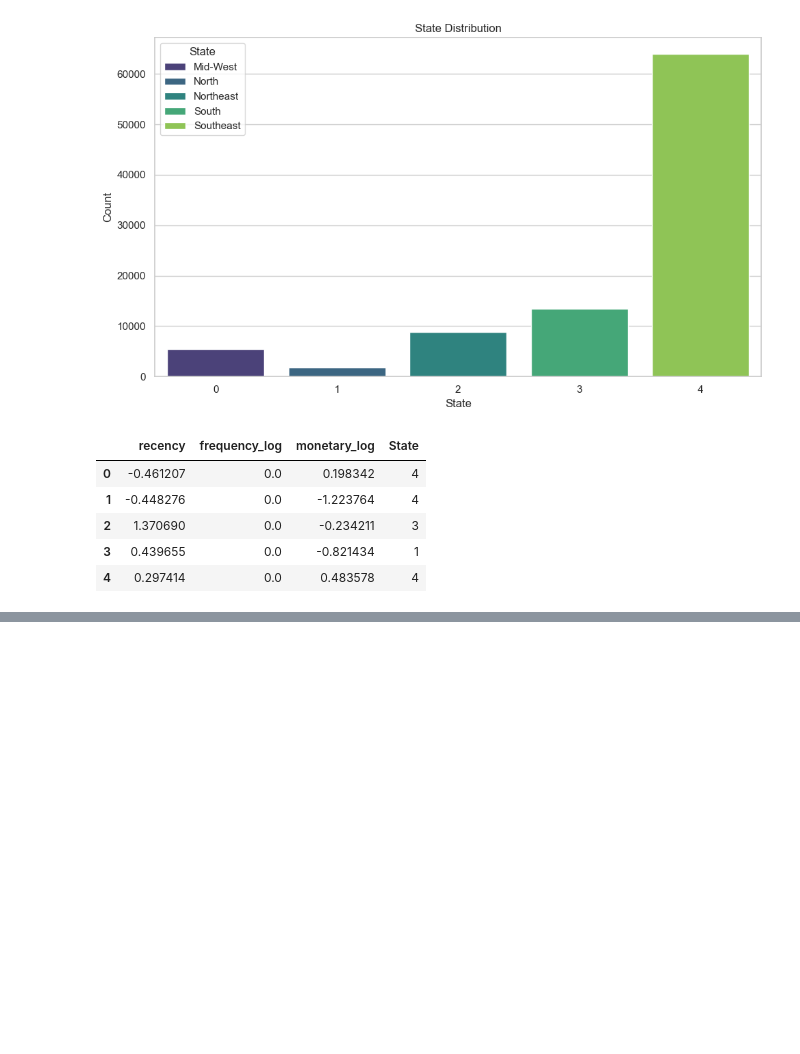
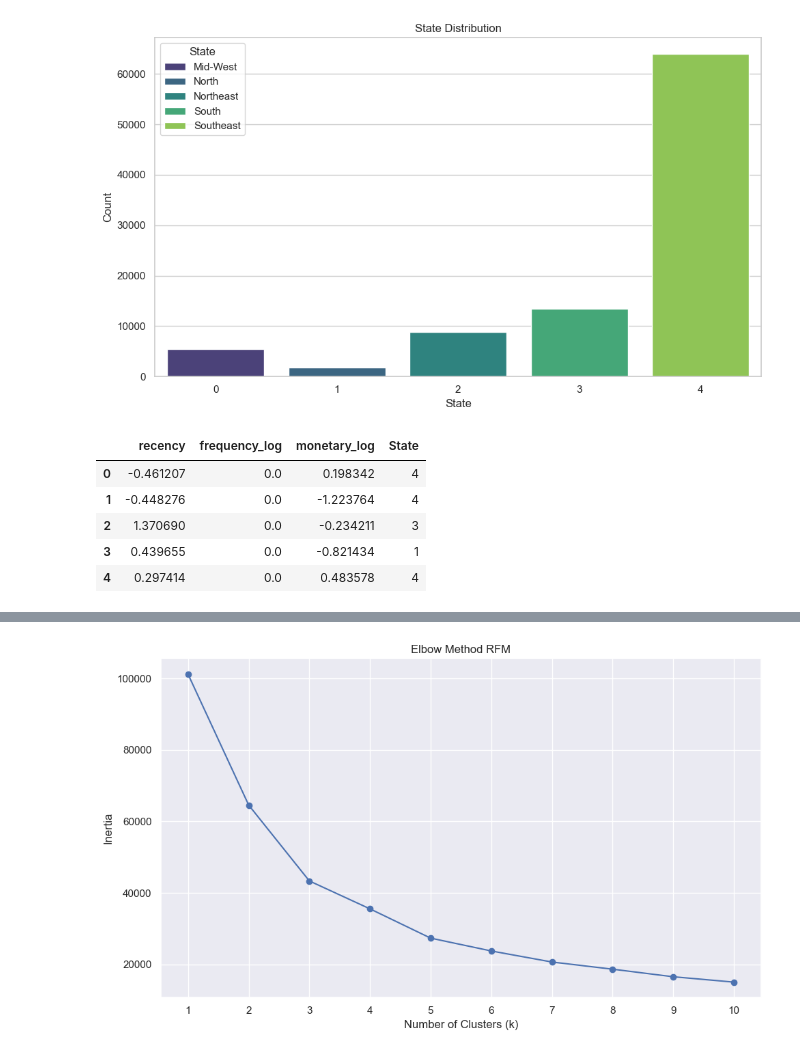
Before and after one commit to pt-sinan-akbar/Dataset-Thesis, a Jupyter notebook: BrazilDataSet.ipynb, the cells around one changed output, grey strips where cells are left out. Drawn from its saved outputs; the diff is of its cells as text; code cells hidden in the pictures; blank space fills up the shorter version.

Commit message:
elbow dan kmeans rfm

```diff
--- a/BrazilDataSet.ipynb
+++ b/BrazilDataSet.ipynb
@@ -1101,3 +1101,27 @@ RMFD_final.describe([0.01, 0.05, 0.1, 0.25, 0.5, 0.75, 0.9, 0.95, 0.99]).T
 | frequency_log | 93335.0 | 0.056056 | 0.144547 | 0.000000 | 0.000000 | 0.000000 | 0.000000 | 0.000000 | 0.0 | 0.000000 | 0.301030 | ... |
 | monetary_log | 93335.0 | 0.066575 | 0.794386 | -2.081539 | -1.373918 | -1.067609 | -0.891938 | -0.495208 | 0.0 | 0.504792 | 1.106995 | ... |
 | State | 93335.0 | 3.378658 | 1.111807 | 0.000000 | 0.000000 | 0.000000 | 2.000000 | 3.000000 | 4.0 | 4.000000 | 4.000000 | ... |
+# %%
+# Elbow method RFM
+import matplotlib.pyplot as plt
+from sklearn.cluster import KMeans
+
+RFM_final = pd.DataFrame(RMFD_final, columns=['recency', 'frequency_log', 'monetary_log'])
+inertias = []
+
+for k in range(1, 11):
+    kmeans = KMeans(n_clusters=k, random_state=42)
+    kmeans.fit(RFM_final)
+    inertias.append(kmeans.inertia_)
+
+plt.figure(figsize=(10, 6))
+plt.plot(range(1, 11), inertias, marker='o')
+plt.title('Elbow Method RFM')
+plt.xlabel('Number of Clusters (k)')
+plt.ylabel('Inertia')
+plt.xticks(range(1, 11))
+plt.grid(True)
+plt.tight_layout()
+plt.show()
+# %% [output]
+[figure, added]
```
Also changed, not shown: parts of 8 cells of this notebook.
